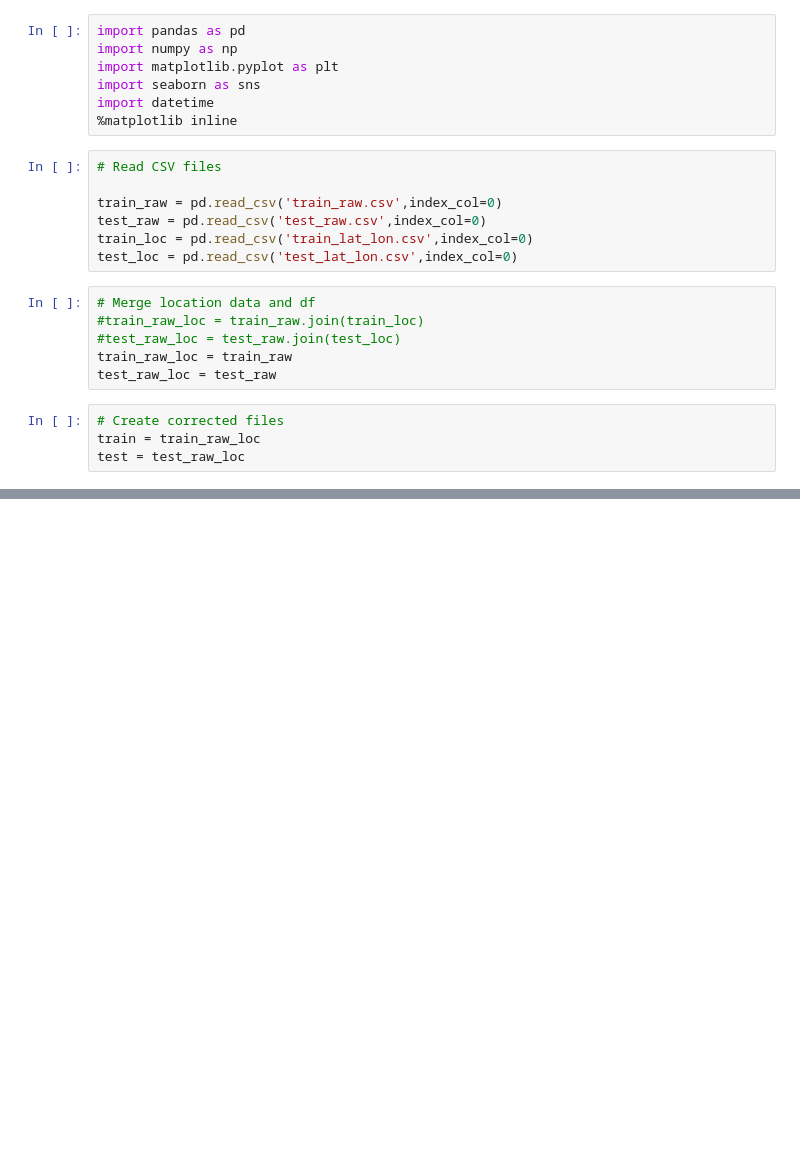
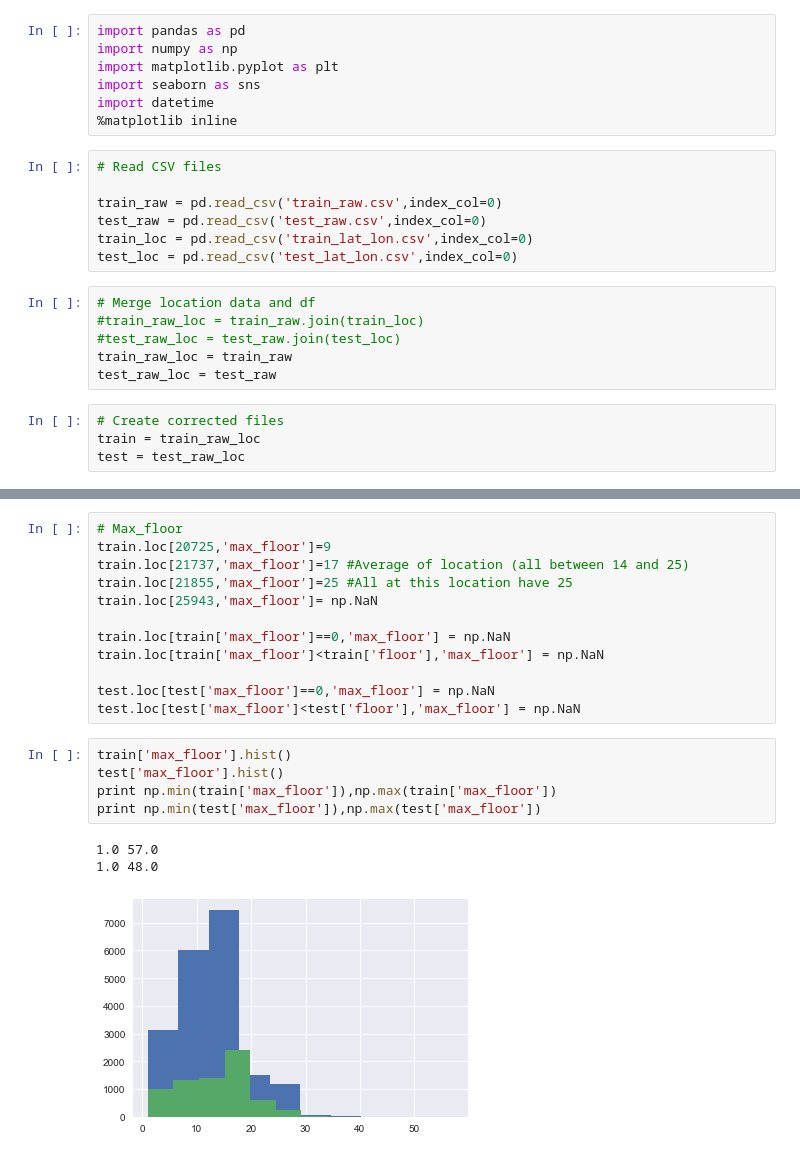
Before and after one commit to JulesLandrySimard/Kaggle-Sberbank, a Jupyter notebook: Clean_files.ipynb, the cells around one changed output, grey strips where cells are left out. Drawn from its saved outputs; the diff is of its cells as text; blank space fills up the shorter version.

```diff
--- a/Clean_files.ipynb
+++ b/Clean_files.ipynb
@@ -342,0 +48,21 @@ print np.sum(abs(pred_build-y_test))/len(y_test)
+# %%
+# Max_floor
+train.loc[20725,'max_floor']=9
+train.loc[21737,'max_floor']=17 #Average of location (all between 14 and 25)
+train.loc[21855,'max_floor']=25 #All at this location have 25
+train.loc[25943,'max_floor']= np.NaN
+
+train.loc[train['max_floor']==0,'max_floor'] = np.NaN
+train.loc[train['max_floor']<train['floor'],'max_floor'] = np.NaN
+
+test.loc[test['max_floor']==0,'max_floor'] = np.NaN
+test.loc[test['max_floor']<test['floor'],'max_floor'] = np.NaN
+# %%
+train['max_floor'].hist()
+test['max_floor'].hist()
+print np.min(train['max_floor']),np.max(train['max_floor'])
+print np.min(test['max_floor']),np.max(test['max_floor'])
+# %% [output]
+1.0 57.0
+1.0 48.0
+[figure, added]
```
Also changed, not shown: parts of 50 cells of this notebook, 6 other files.
